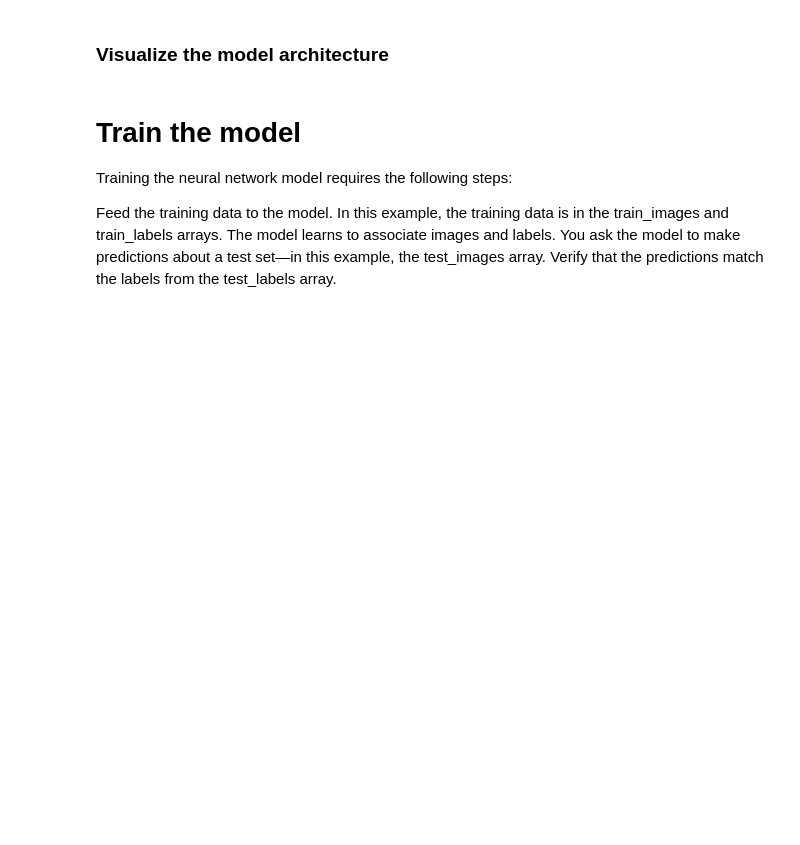
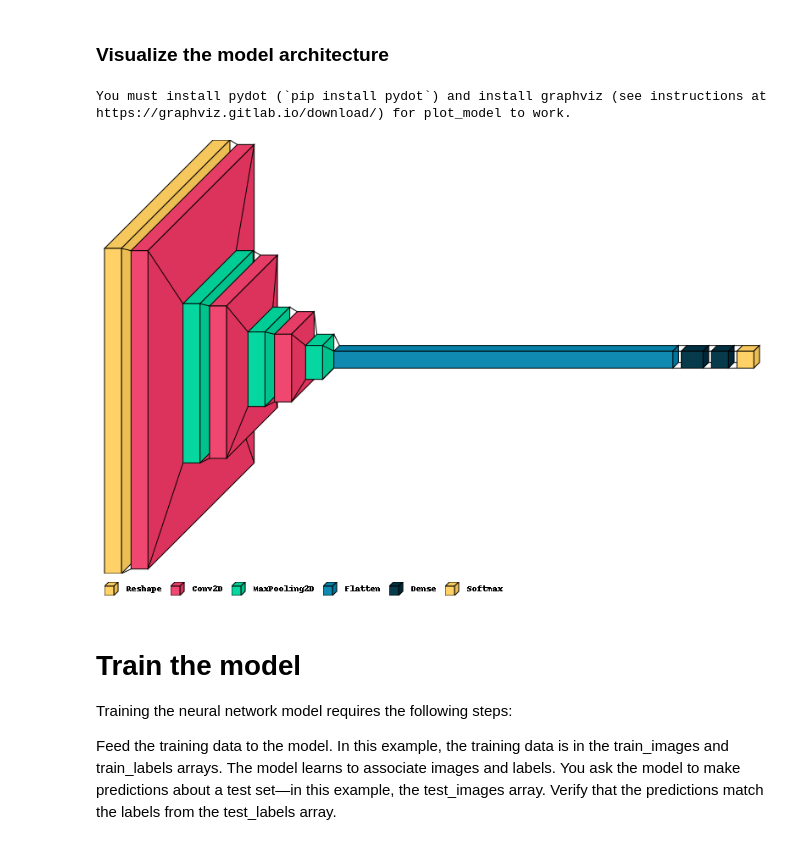
Before and after one commit to redhat-na-ssa/datasci-fingerprint, a Jupyter notebook: notebooks/5.0-experiment-model.ipynb, the cells around one changed output. Cells and saved outputs as stored; diff of their text form; code cells hidden in the pictures; blank space fills up the shorter version.

```diff
--- a/notebooks/5.0-experiment-model.ipynb
+++ b/notebooks/5.0-experiment-model.ipynb
@@ -167,12 +201,17 @@ model.summary()
 # %%
 # Plot the resulting model architecture: https://www.tensorflow.org/api_docs/python/tf/keras/utils/plot_model
 filename = os.getenv('FILENAME')
-to_file='../reports/' + filename + '-model_plot.png'
+
+to_file = scratch_path + '/reports/' + filename + '-model_plot.png'
 tf.keras.utils.plot_model(model, show_shapes=True,to_file=to_file)
+# %% [output]
+You must install pydot (`pip install pydot`) and install graphviz (see instructions at https://graphviz.gitlab.io/download/) for plot_model to work.
 # %%
 # Visualize the model
-to_file='../reports/' + filename + '-model_visual.png'
+to_file = scratch_path + '/reports/' + filename + '-model_visual.png'
 visualkeras.layered_view(model, legend=True, draw_volume=True, to_file=to_file)
+# %% [output]
+[figure, added]
 # %% [markdown]
 # Train the model
 Training the neural network model requires the following steps:
```
Also changed, not shown: parts of 8 cells of this notebook, 8 other files.
